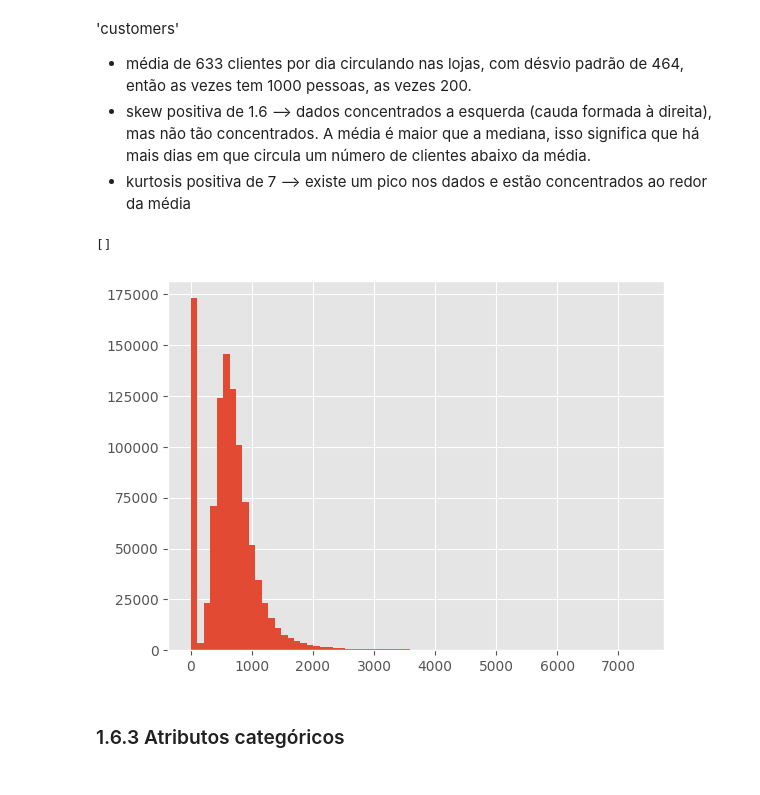
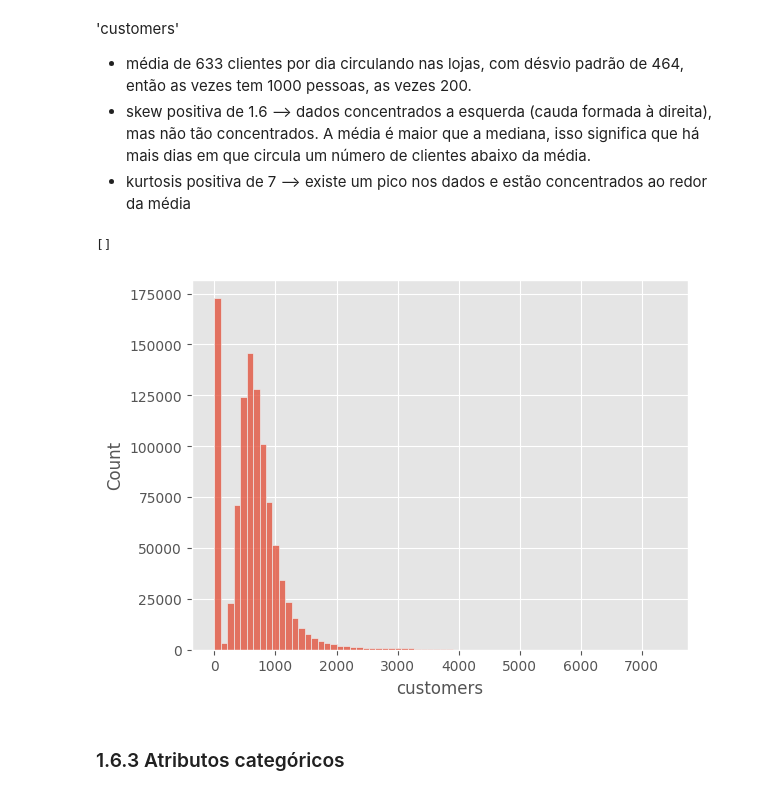
Before and after one commit to AllanCasado/ds_em_producao, a Jupyter notebook: notebooks/rossmann_sales_prediction.ipynb, the cells around one changed output. Drawn from its saved outputs; the diff is of its cells as text; code cells hidden in the pictures.

```diff
--- a/notebooks/rossmann_sales_prediction.ipynb
+++ b/notebooks/rossmann_sales_prediction.ipynb
@@ -387,11 +387,11 @@ plt.plot()
 * skew positiva de 1.6 --> dados concentrados a esquerda (cauda formada à direita), mas não tão concentrados. A média é maior que a mediana, isso significa que há mais dias em que circula um número de clientes abaixo da média.
 * kurtosis positiva de 7 --> existe um pico nos dados e estão concentrados ao redor da média
 # %%
-df1['customers'].hist(bins=70)
+sns.histplot(df1['customers'], bins=70)
 plt.plot()
 # %% [output]
 []
-[figure, old version]
+[figure, new version]
 # %% [markdown]
 ### 1.6.3 Atributos categóricos
 # %%
```
Also changed, not shown: parts of 78 cells of this notebook.
